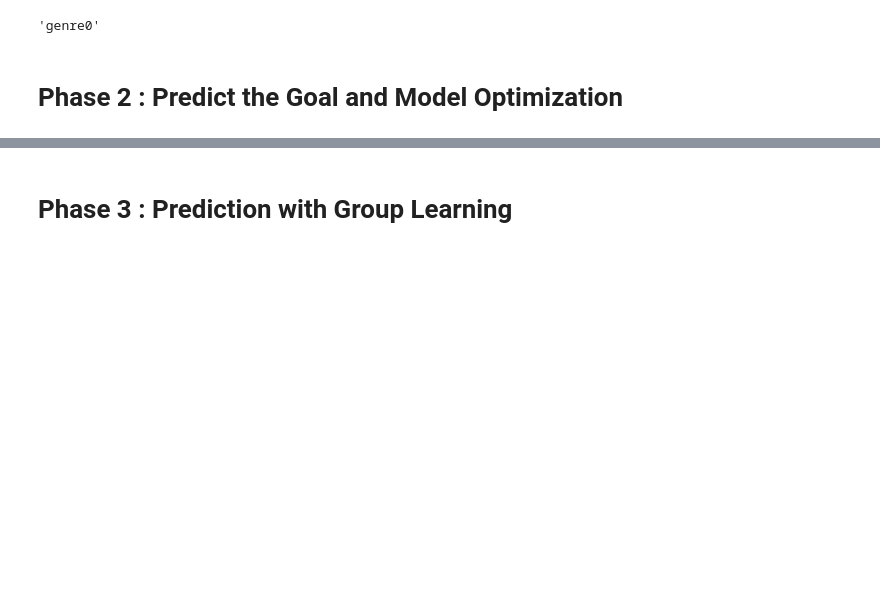
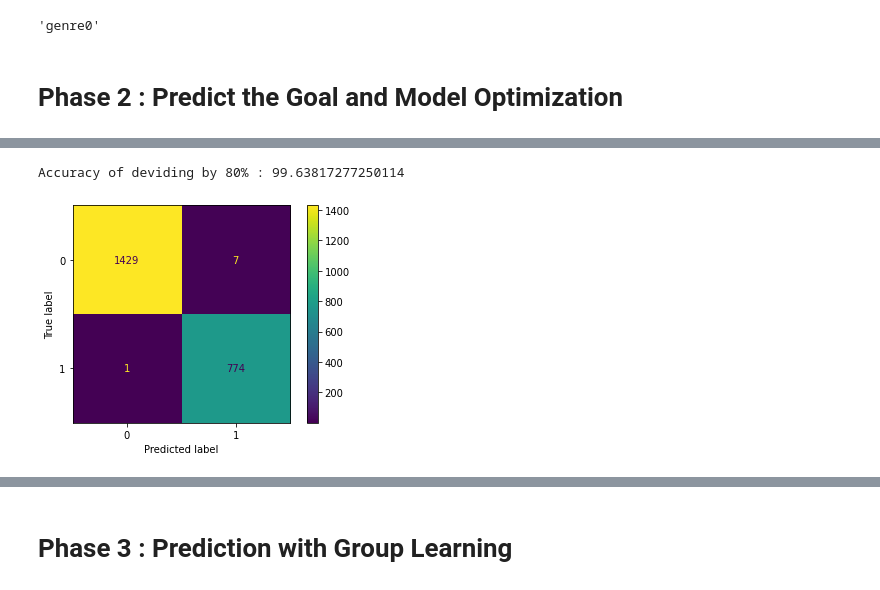
Before and after one commit to ae2079/AI_CA4, a Jupyter notebook: CA4.ipynb, the cells around one changed output, grey strips where cells are left out. Drawn from its saved outputs; the diff is of its cells as text; code cells hidden in the pictures; blank space fills up the shorter version.

```diff
--- a/CA4.ipynb
+++ b/CA4.ipynb
@@ -633,0 +681,11 @@ best_atribute
+# %%
+print("Accuracy of deviding by 80% :", accuracy)
+# %% [output]
+Accuracy of deviding by 80% : 99.63817277250114
+# %%
+cm = metrics.confusion_matrix(answer_20p, predicted, labels=dtc.classes_)
+disp = metrics.ConfusionMatrixDisplay(confusion_matrix=cm,display_labels=dtc.classes_)
+disp.plot()
+plt.show()
+# %% [output]
+[figure, added]
```
Also changed, not shown: parts of 68 cells of this notebook.
